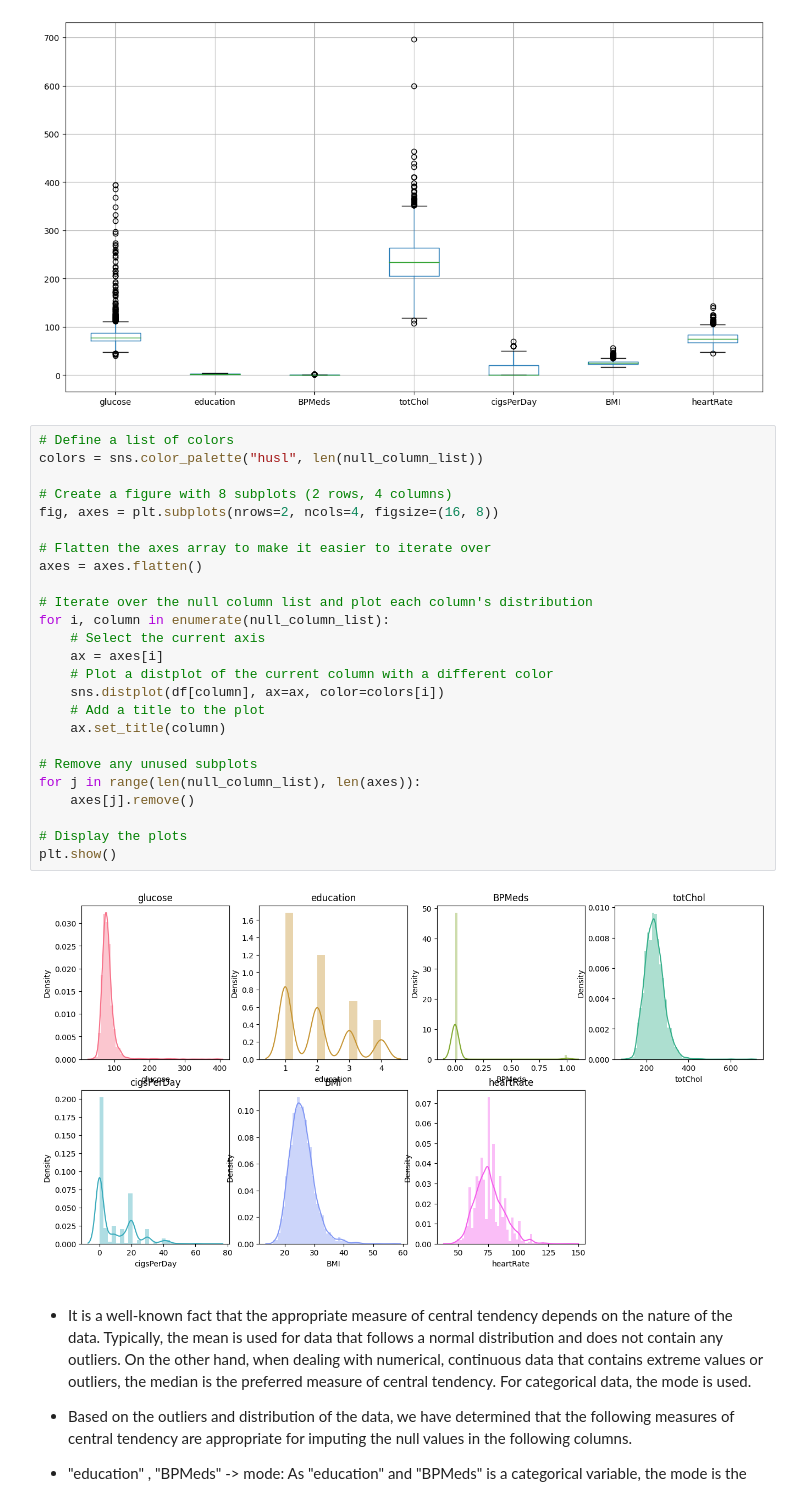
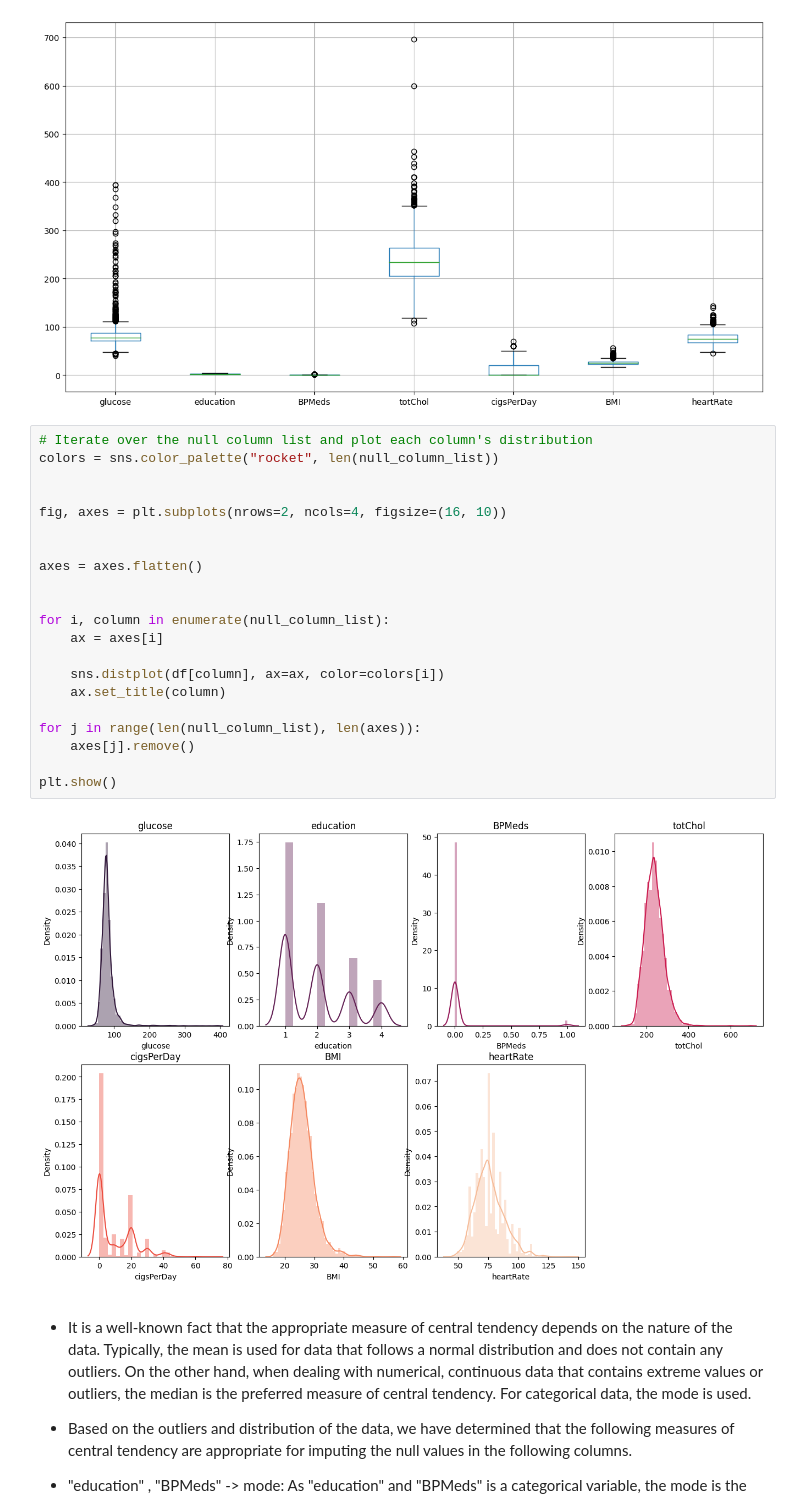
Before and after one commit to Navjotkhatri/CARDIOVASCULAR-RISK-PREDICTION, a Jupyter notebook: Cardiovascular_Risk_Prediction.ipynb, the cells around one changed output. Drawn from its saved outputs; the diff is of its cells as text.

```diff
--- a/Cardiovascular_Risk_Prediction.ipynb
+++ b/Cardiovascular_Risk_Prediction.ipynb
@@ -371,32 +371,28 @@ df[null_column_list].boxplot()
 <Axes: >
 [figure]
 # %%
-# Define a list of colors
-colors = sns.color_palette("husl", len(null_column_list))
+# Iterate over the null column list and plot each column's distribution
+colors = sns.color_palette("rocket", len(null_column_list))
 
-# Create a figure with 8 subplots (2 rows, 4 columns)
-fig, axes = plt.subplots(nrows=2, ncols=4, figsize=(16, 8))
 
-# Flatten the axes array to make it easier to iterate over
+fig, axes = plt.subplots(nrows=2, ncols=4, figsize=(16, 10))
+
+
 axes = axes.flatten()
 
-# Iterate over the null column list and plot each column's distribution
+
 for i, column in enumerate(null_column_list):
-    # Select the current axis
     ax = axes[i]
-    # Plot a distplot of the current column with a different color
+
     sns.distplot(df[column], ax=ax, color=colors[i])
-    # Add a title to the plot
     ax.set_title(column)
 
-# Remove any unused subplots
 for j in range(len(null_column_list), len(axes)):
     axes[j].remove()
 
-# Display the plots
 plt.show()
 # %% [output]
-[figure, old version]
+[figure, new version]
 # %% [markdown]
 * It is a well-known fact that the appropriate measure of central tendency depends on the nature of the data. Typically, the mean is used for data that follows a normal distribution and does not contain any outliers. On the other hand, when dealing with numerical, continuous data that contains extreme values or outliers, the median is the preferred measure of central tendency. For categorical data, the mode is used.
 
```
Also changed, not shown: parts of 40 cells of this notebook.
